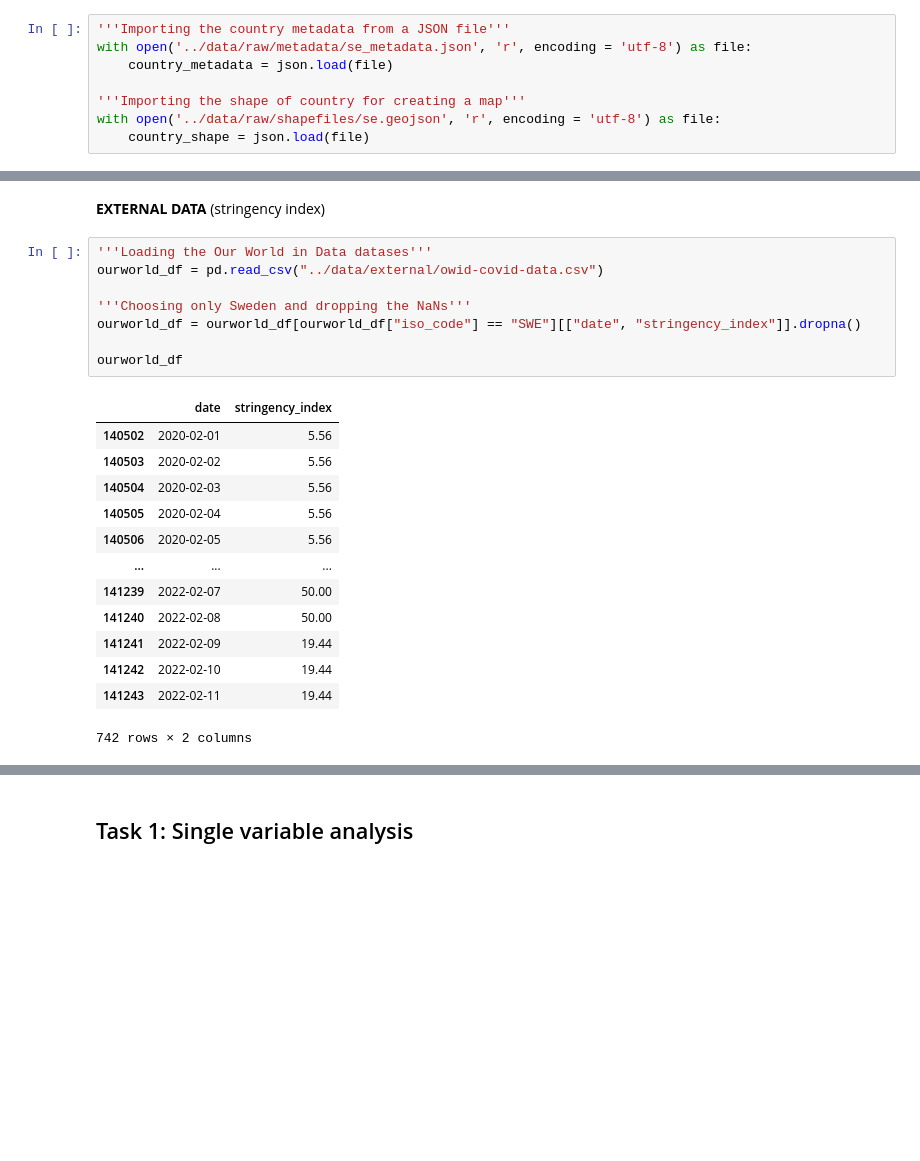
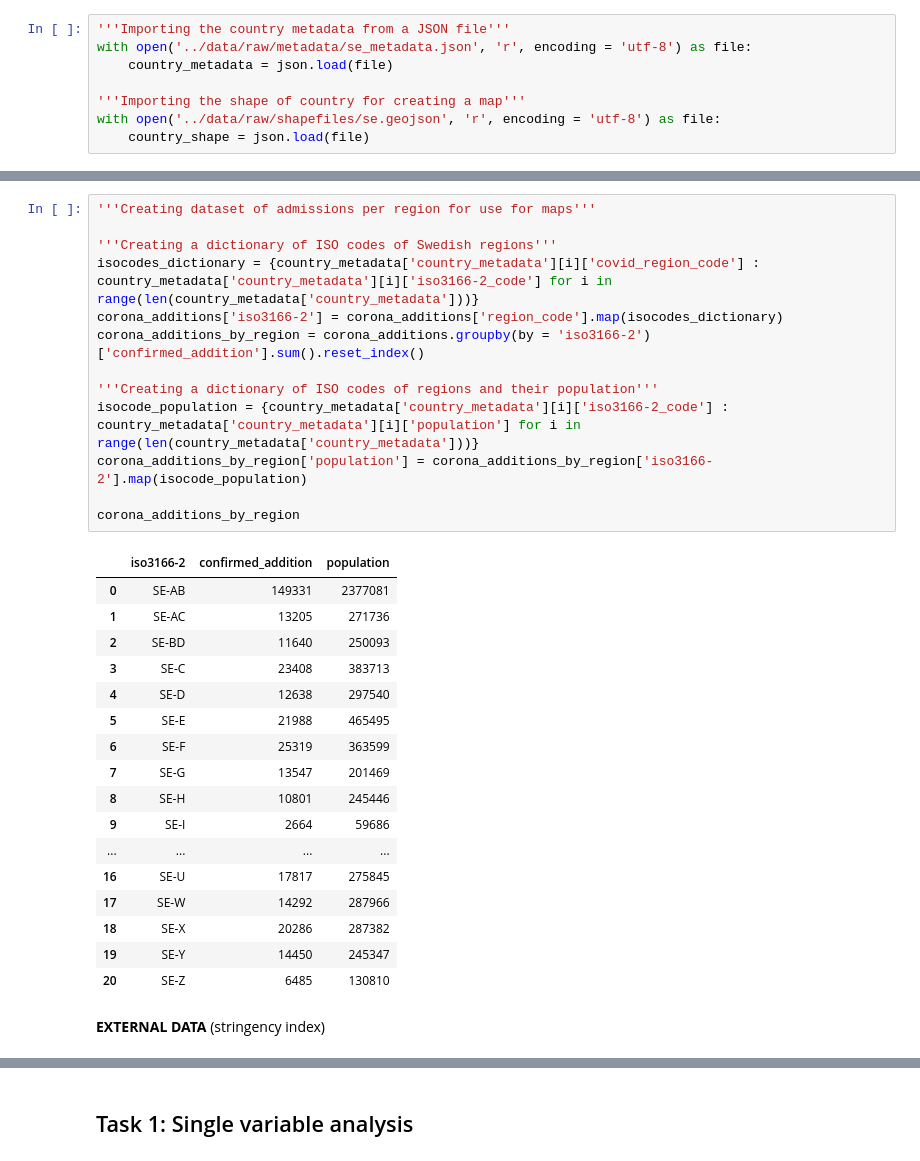
Before and after one commit to ranUser01/Covid-development-in-Sweden, a Jupyter notebook: notebooks/project_handin.ipynb, the cells around one changed output, grey strips where cells are left out. Drawn from its saved outputs; the diff is of its cells as text; blank space fills up the shorter version.

```diff
--- a/notebooks/project_handin.ipynb
+++ b/notebooks/project_handin.ipynb
@@ -93,24 +101,33 @@ corona_additions_by_region['population'] = corona_additions_by_region['iso3166-2
-# %% [markdown]
-<b> EXTERNAL DATA </b> (stringency index)
-# %%
-'''Loading the Our World in Data datases'''
-ourworld_df = pd.read_csv("../data/external/owid-covid-data.csv")
-
-'''Choosing only Sweden and dropping the NaNs'''
-ourworld_df = ourworld_df[ourworld_df["iso_code"] == "SWE"][["date", "stringency_index"]].dropna()
-
-ourworld_df
-# %% [output]
-|  | date | stringency_index |
-| 140502 | 2020-02-01 | 5.56 |
-| 140503 | 2020-02-02 | 5.56 |
-| 140504 | 2020-02-03 | 5.56 |
-| 140505 | 2020-02-04 | 5.56 |
-| 140506 | 2020-02-05 | 5.56 |
-| ... | ... | ... |
-| 141239 | 2022-02-07 | 50.00 |
-| 141240 | 2022-02-08 | 50.00 |
-| 141241 | 2022-02-09 | 19.44 |
-| 141242 | 2022-02-10 | 19.44 |
-| 141243 | 2022-02-11 | 19.44 |
-742 rows × 2 columns
+# %%
+'''Creating dataset of admissions per region for use for maps'''
+
+'''Creating a dictionary of ISO codes of Swedish regions'''
+isocodes_dictionary = {country_metadata['country_metadata'][i]['covid_region_code'] : country_metadata['country_metadata'][i]['iso3166-2_code'] for i in range(len(country_metadata['country_metadata']))}
+corona_additions['iso3166-2'] = corona_additions['region_code'].map(isocodes_dictionary)
+corona_additions_by_region = corona_additions.groupby(by = 'iso3166-2')['confirmed_addition'].sum().reset_index()
+
+'''Creating a dictionary of ISO codes of regions and their population'''
+isocode_population = {country_metadata['country_metadata'][i]['iso3166-2_code'] : country_metadata['country_metadata'][i]['population'] for i in range(len(country_metadata['country_metadata']))}
+corona_additions_by_region['population'] = corona_additions_by_region['iso3166-2'].map(isocode_population)
+
+corona_additions_by_region
+# %% [output]
+|  | iso3166-2 | confirmed_addition | population |
+| 0 | SE-AB | 149331 | 2377081 |
+| 1 | SE-AC | 13205 | 271736 |
+| 2 | SE-BD | 11640 | 250093 |
+| 3 | SE-C | 23408 | 383713 |
+| 4 | SE-D | 12638 | 297540 |
+| 5 | SE-E | 21988 | 465495 |
+| 6 | SE-F | 25319 | 363599 |
+| 7 | SE-G | 13547 | 201469 |
+| 8 | SE-H | 10801 | 245446 |
+| 9 | SE-I | 2664 | 59686 |
+| ... | ... | ... | ... |
+| 16 | SE-U | 17817 | 275845 |
+| 17 | SE-W | 14292 | 287966 |
+| 18 | SE-X | 20286 | 287382 |
+| 19 | SE-Y | 14450 | 245347 |
+| 20 | SE-Z | 6485 | 130810 |
+# %% [markdown]
+<b> EXTERNAL DATA </b> (stringency index)
```
Also changed, not shown: parts of 5 cells of this notebook.
